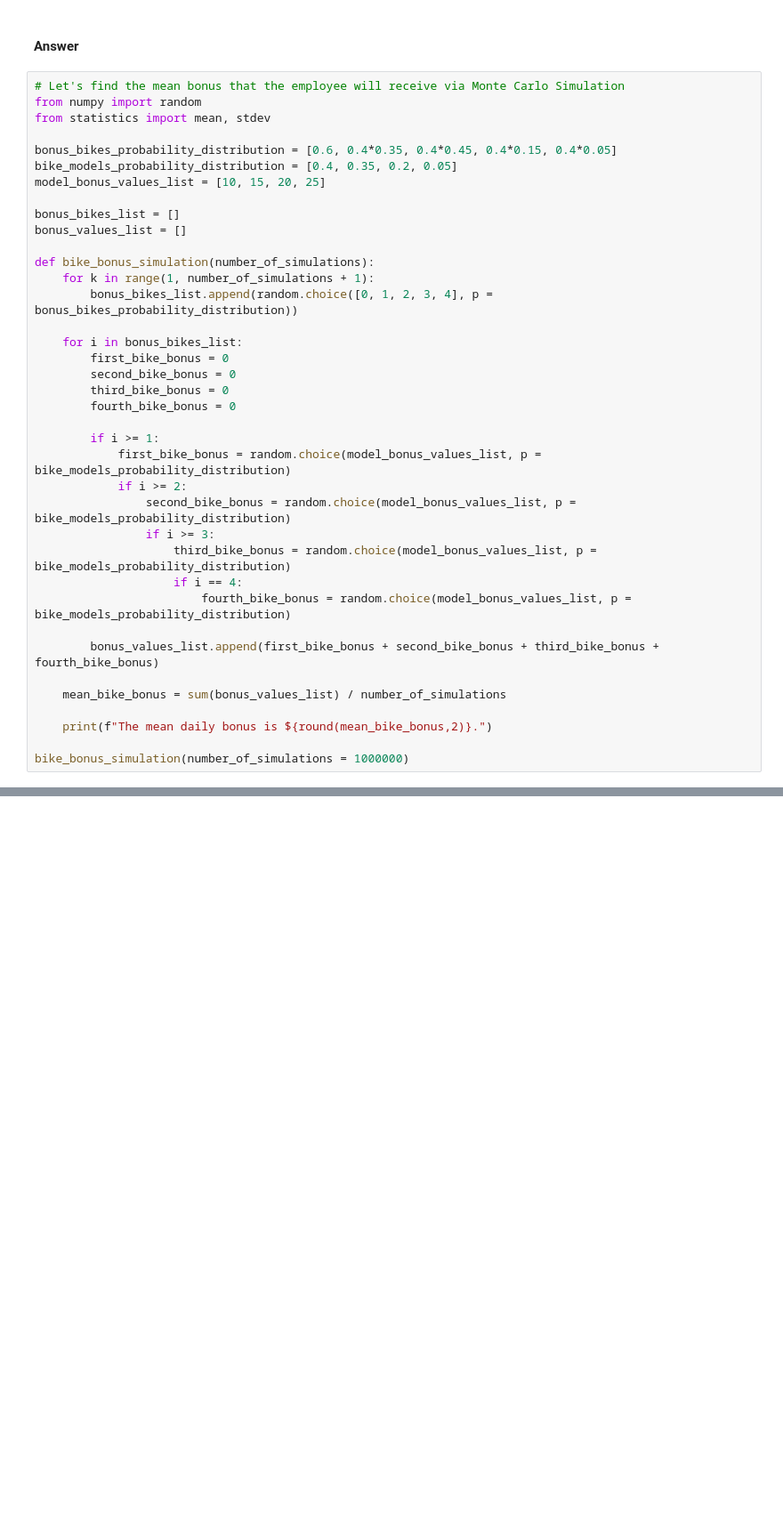
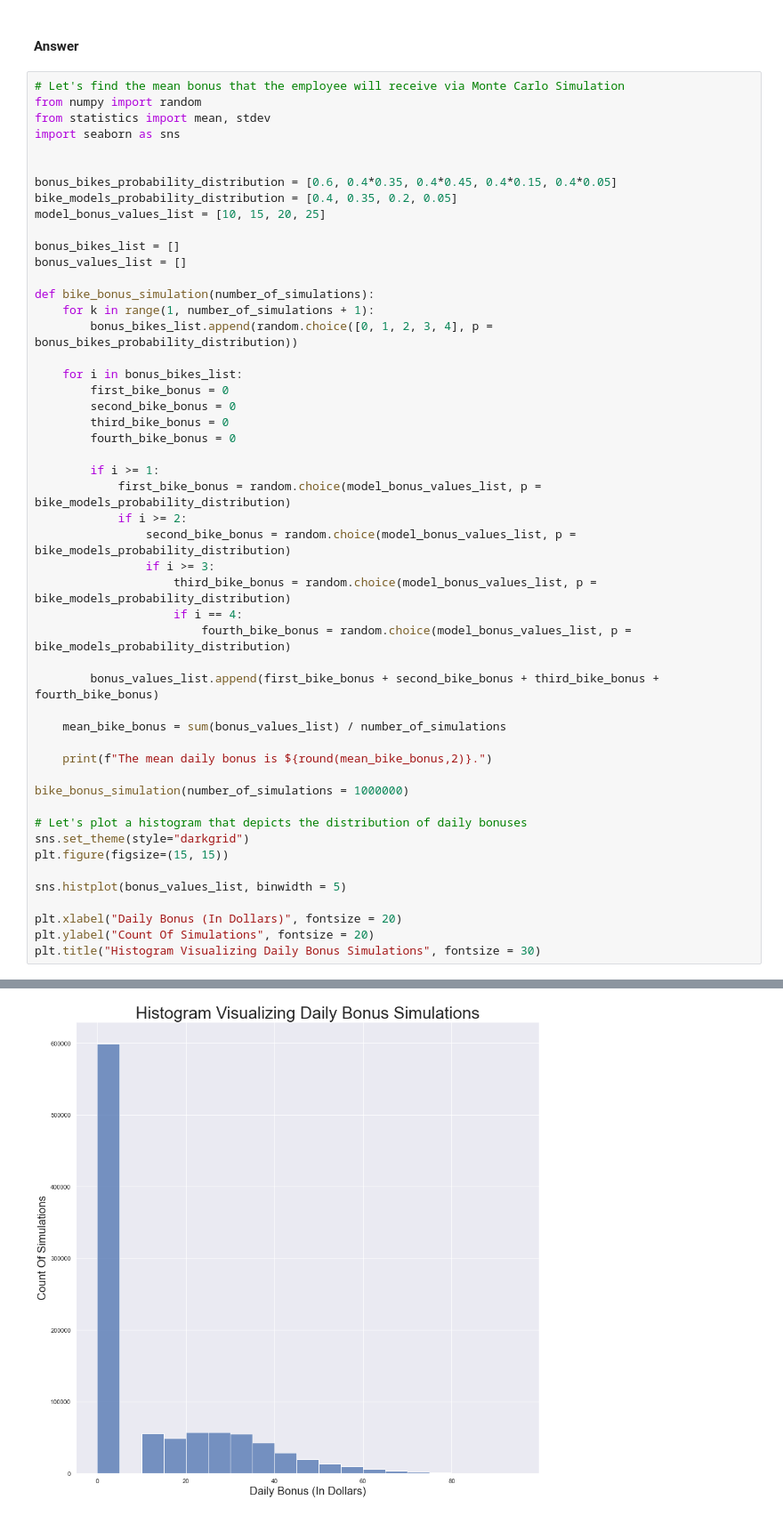
Before and after one commit to Steve-Desilets/Decision-Analytics, a Jupyter notebook: Simulation Methods/Assignment 4 - Simulation/Assignment 4 - Simulation - Supporting Python Code.ipynb, the cells around one changed output, grey strips where cells are left out. Shown at 89% size. Cells and saved outputs as stored; diff of their text form; blank space fills up the shorter version.

```diff
--- a/Simulation Methods/Assignment 4 - Simulation/Assignment 4 - Simulation - Supporting Python Code.ipynb
+++ b/Simulation Methods/Assignment 4 - Simulation/Assignment 4 - Simulation - Supporting Python Code.ipynb
@@ -153,6 +155,8 @@ plt.show()
 # Let's find the mean bonus that the employee will receive via Monte Carlo Simulation
 from numpy import random
 from statistics import mean, stdev
+import seaborn as sns
+
 
 bonus_bikes_probability_distribution = [0.6, 0.4*0.35, 0.4*0.45, 0.4*0.15, 0.4*0.05]
 bike_models_probability_distribution = [0.4, 0.35, 0.2, 0.05]
@@ -187,4 +191,14 @@ def bike_bonus_simulation(number_of_simulations):
     print(f"The mean daily bonus is ${round(mean_bike_bonus,2)}.")
 
 bike_bonus_simulation(number_of_simulations = 1000000)
+
+# Let's plot a histogram that depicts the distribution of daily bonuses
+sns.set_theme(style="darkgrid")
+plt.figure(figsize=(15, 15))
+
+sns.histplot(bonus_values_list, binwidth = 5)
+
+plt.xlabel("Daily Bonus (In Dollars)", fontsize = 20)
+plt.ylabel("Count Of Simulations", fontsize = 20)
+plt.title("Histogram Visualizing Daily Bonus Simulations", fontsize = 30)
 # %% [output]
@@ -191,0 +207 @@ The mean daily bonus is $11.03.
+[figure, added]
```
Also changed, not shown: parts of 11 cells of this notebook.
